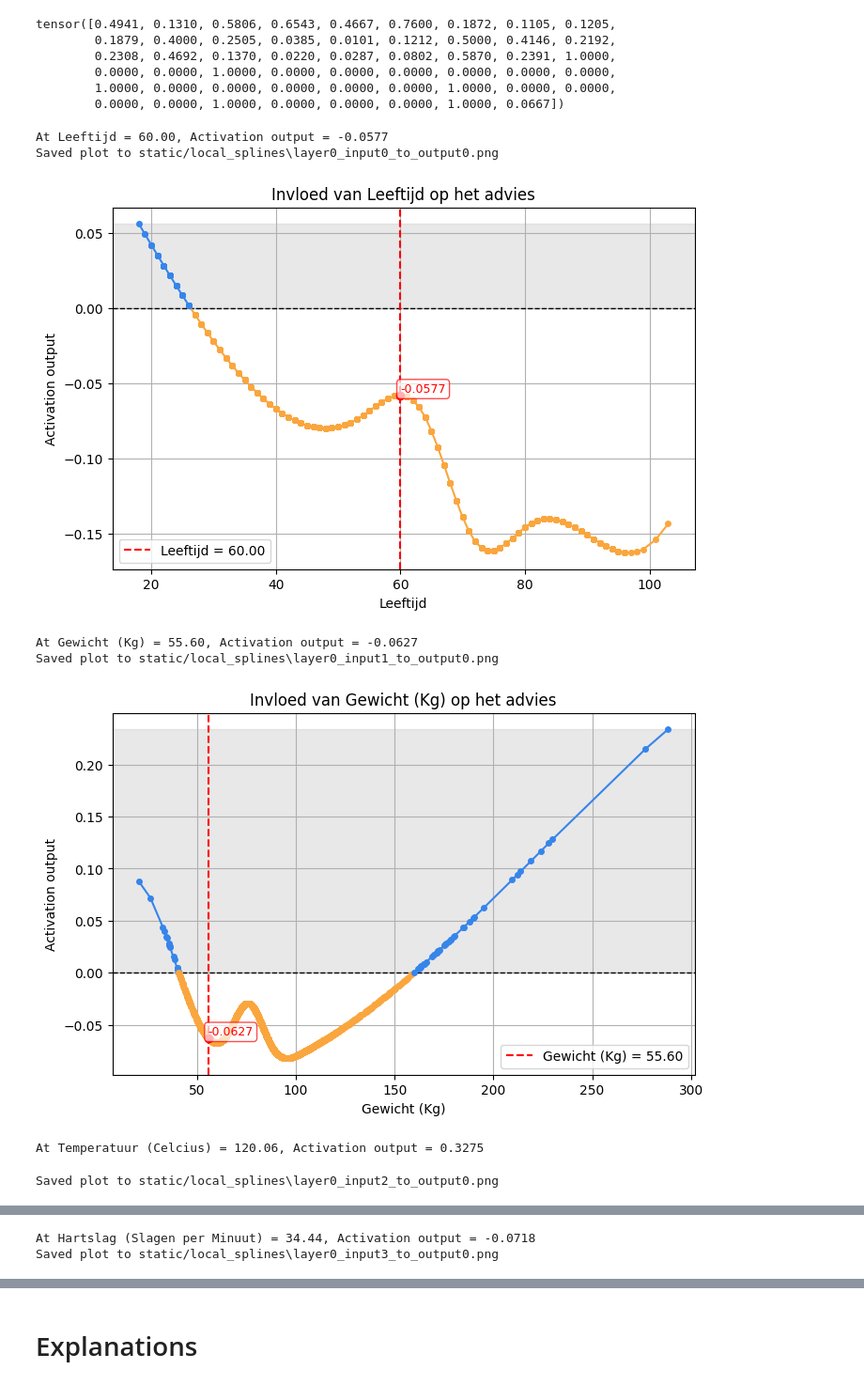
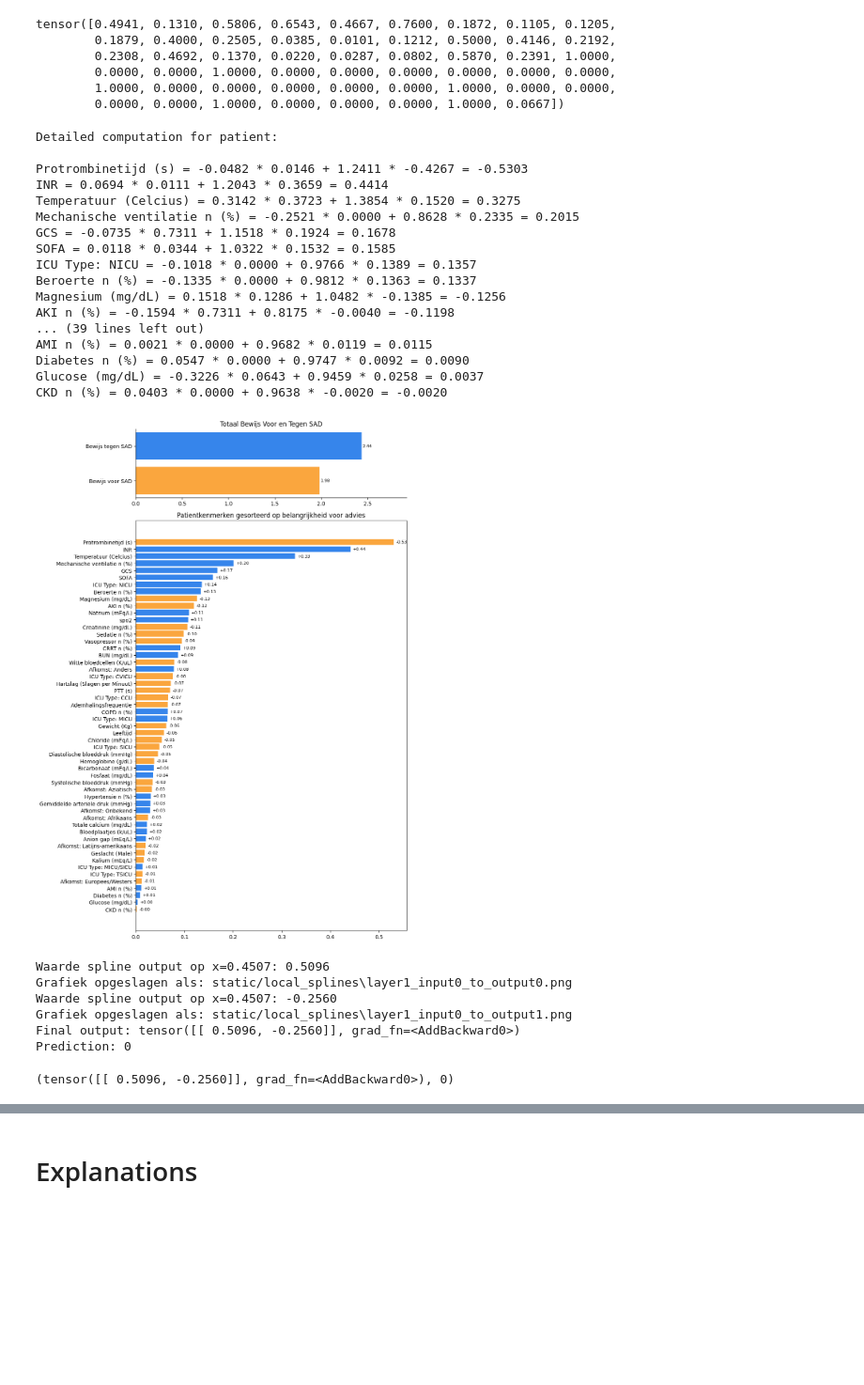
Before and after one commit to TaravMierlo/KAN, a Jupyter notebook: KAN_on_SAD.ipynb, the cells around one changed output, grey strips where cells are left out. Shown at 94% size. Drawn from its saved outputs; the diff is of its cells as text; code cells hidden in the pictures; blank space fills up the shorter version.

Commit message:
changed image

```diff
--- a/KAN_on_SAD.ipynb
+++ b/KAN_on_SAD.ipynb
@@ -1021,5 +1023,5 @@ patient1
 # %%
-patient2 = test_data[1][0]
+patient2 = test_data[1]
 patient2
 # %% [output]
 tensor([0.4941, 0.1310, 0.5806, 0.6543, 0.4667, 0.7600, 0.1872, 0.1105, 0.1205,
@@ -1029,13 +1031,30 @@ tensor([0.4941, 0.1310, 0.5806, 0.6543, 0.4667, 0.7600, 0.1872, 0.1105, 0.1205,
         1.0000, 0.0000, 0.0000, 0.0000, 0.0000, 0.0000, 1.0000, 0.0000, 0.0000,
         0.0000, 0.0000, 1.0000, 0.0000, 0.0000, 0.0000, 1.0000, 0.0667])
 # %%
-manual_forward_kan(model, patient2, detailed_computation=True, splineplots=True)
+manual_forward_kan(model, patient2, detailed_computation=True)
 # %% [output]
-At Leeftijd = 60.00, Activation output = -0.0577
-Saved plot to static/local_splines\layer0_input0_to_output0.png
+Detailed computation for patient:
+
+Protrombinetijd (s) = -0.0482 * 0.0146 + 1.2411 * -0.4267 = -0.5303
+INR = 0.0694 * 0.0111 + 1.2043 * 0.3659 = 0.4414
+Temperatuur (Celcius) = 0.3142 * 0.3723 + 1.3854 * 0.1520 = 0.3275
+Mechanische ventilatie n (%) = -0.2521 * 0.0000 + 0.8628 * 0.2335 = 0.2015
+GCS = -0.0735 * 0.7311 + 1.1518 * 0.1924 = 0.1678
+SOFA = 0.0118 * 0.0344 + 1.0322 * 0.1532 = 0.1585
+ICU Type: NICU = -0.1018 * 0.0000 + 0.9766 * 0.1389 = 0.1357
+Beroerte n (%) = -0.1335 * 0.0000 + 0.9812 * 0.1363 = 0.1337
+Magnesium (mg/dL) = 0.1518 * 0.1286 + 1.0482 * -0.1385 = -0.1256
+AKI n (%) = -0.1594 * 0.7311 + 0.8175 * -0.0040 = -0.1198
+... (39 lines left out)
+AMI n (%) = 0.0021 * 0.0000 + 0.9682 * 0.0119 = 0.0115
+Diabetes n (%) = 0.0547 * 0.0000 + 0.9747 * 0.0092 = 0.0090
+Glucose (mg/dL) = -0.3226 * 0.0643 + 0.9459 * 0.0258 = 0.0037
+CKD n (%) = 0.0403 * 0.0000 + 0.9638 * -0.0020 = -0.0020
-[figure, old version]
+[figure, new version]
-At Gewicht (Kg) = 55.60, Activation output = -0.0627
-Saved plot to static/local_splines\layer0_input1_to_output0.png
+Waarde spline output op x=0.4507: 0.5096
+Grafiek opgeslagen als: static/local_splines\layer1_input0_to_output0.png
+Waarde spline output op x=0.4507: -0.2560
+Grafiek opgeslagen als: static/local_splines\layer1_input0_to_output1.png
+Final output: tensor([[ 0.5096, -0.2560]], grad_fn=<AddBackward0>)
+Prediction: 0
-[figure, removed]
-At Temperatuur (Celcius) = 120.06, Activation output = 0.3275
+(tensor([[ 0.5096, -0.2560]], grad_fn=<AddBackward0>), 0)
-Saved plot to static/local_splines\layer0_input2_to_output0.png
@@ -1043,2 +1060,0 @@ Saved plot to static/local_splines\layer0_input2_to_output0.png
-At Hartslag (Slagen per Minuut) = 34.44, Activation output = -0.0718
-Saved plot to static/local_splines\layer0_input3_to_output0.png
```
Also changed, not shown: parts of 15 cells of this notebook, 16 other files.
